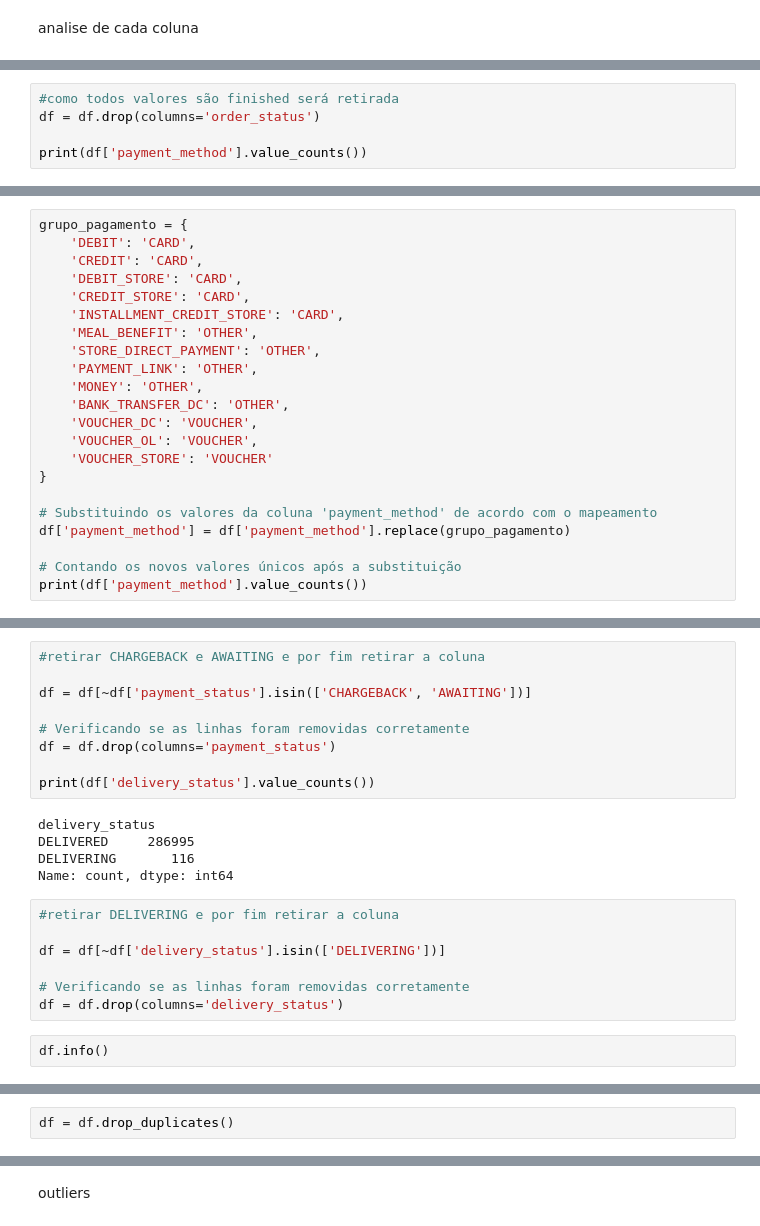
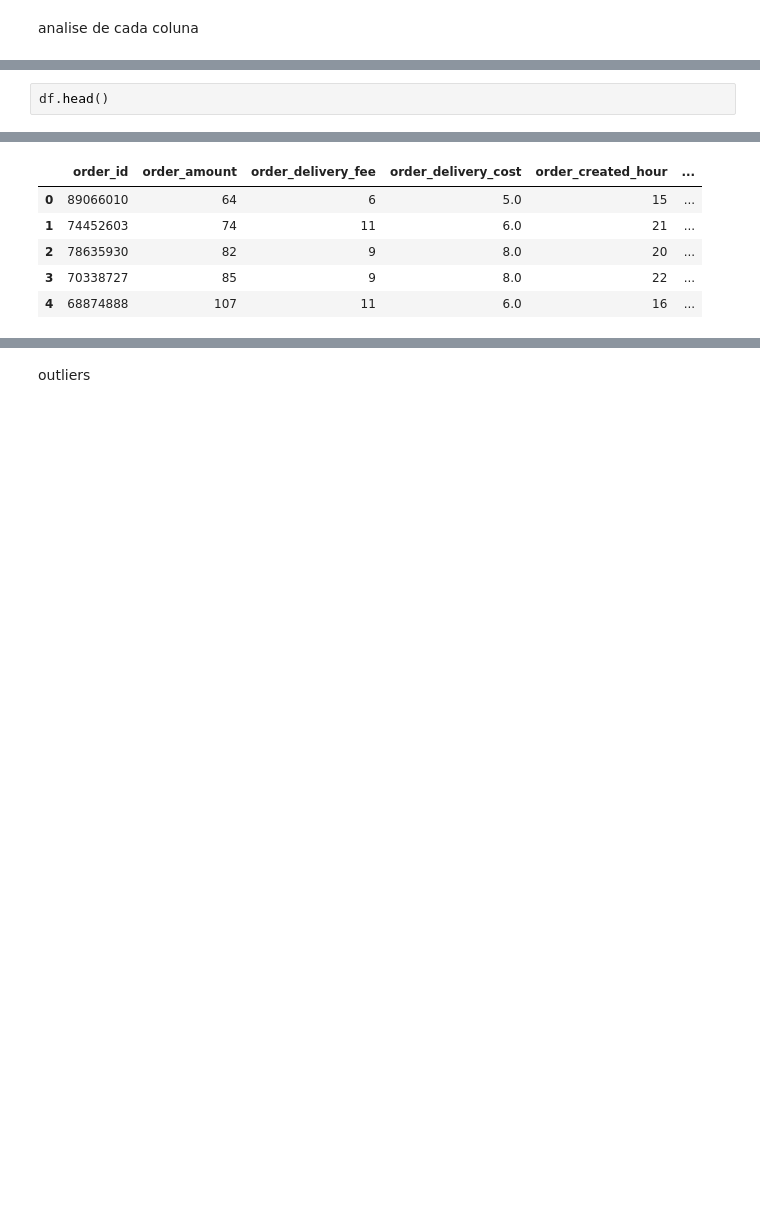
Before and after one commit to PedroMatusita/Previsao, a Jupyter notebook: matusita.ipynb, the cells around one changed output, grey strips where cells are left out. Drawn from its saved outputs; the diff is of its cells as text; blank space fills up the shorter version.

Commit message:
novo

```diff
--- a/matusita.ipynb
+++ b/matusita.ipynb
@@ -160,5 +148,0 @@ Name: count, dtype: int64
-# %%
-#como todos valores são finished será retirada
-df = df.drop(columns='order_status')
-
-print(df['payment_method'].value_counts())
@@ -183,22 +148,0 @@ Name: count, dtype: int64
-# %%
-grupo_pagamento = {
-    'DEBIT': 'CARD',
-    'CREDIT': 'CARD',
-    'DEBIT_STORE': 'CARD',
-    'CREDIT_STORE': 'CARD',
-    'INSTALLMENT_CREDIT_STORE': 'CARD',
-    'MEAL_BENEFIT': 'OTHER',
-    'STORE_DIRECT_PAYMENT': 'OTHER',
-    'PAYMENT_LINK': 'OTHER',
-    'MONEY': 'OTHER',
-    'BANK_TRANSFER_DC': 'OTHER',
-    'VOUCHER_DC': 'VOUCHER',
-    'VOUCHER_OL': 'VOUCHER',
-    'VOUCHER_STORE': 'VOUCHER'
-}
-
-# Substituindo os valores da coluna 'payment_method' de acordo com o mapeamento
-df['payment_method'] = df['payment_method'].replace(grupo_pagamento)
-
-# Contando os novos valores únicos após a substituição
-print(df['payment_method'].value_counts())
@@ -220,24 +149,3 @@ Name: count, dtype: int64
-# %%
-#retirar CHARGEBACK e AWAITING e por fim retirar a coluna
-
-df = df[~df['payment_status'].isin(['CHARGEBACK', 'AWAITING'])]
-
-# Verificando se as linhas foram removidas corretamente
-df = df.drop(columns='payment_status')
-
-print(df['delivery_status'].value_counts())
-# %% [output]
-delivery_status
-DELIVERED     286995
-DELIVERING       116
-Name: count, dtype: int64
-# %%
-#retirar DELIVERING e por fim retirar a coluna
-
-df = df[~df['delivery_status'].isin(['DELIVERING'])]
-
-# Verificando se as linhas foram removidas corretamente
-df = df.drop(columns='delivery_status')
 # %%
-df.info()
+df.head()
 # %% [output]
@@ -261,2 +152,6 @@ memory usage: 70.1+ MB
+|  | order_id | order_amount | order_delivery_fee | order_delivery_cost | order_created_hour | ... |
+| 0 | 89066010 | 64 | 6 | 5.0 | 15 | ... |
+| 1 | 74452603 | 74 | 11 | 6.0 | 21 | ... |
+| 2 | 78635930 | 82 | 9 | 8.0 | 20 | ... |
+| 3 | 70338727 | 85 | 9 | 8.0 | 22 | ... |
+| 4 | 68874888 | 107 | 11 | 6.0 | 16 | ... |
-# %%
-df = df.drop_duplicates()
```
Also changed, not shown: parts of 55 cells of this notebook.
